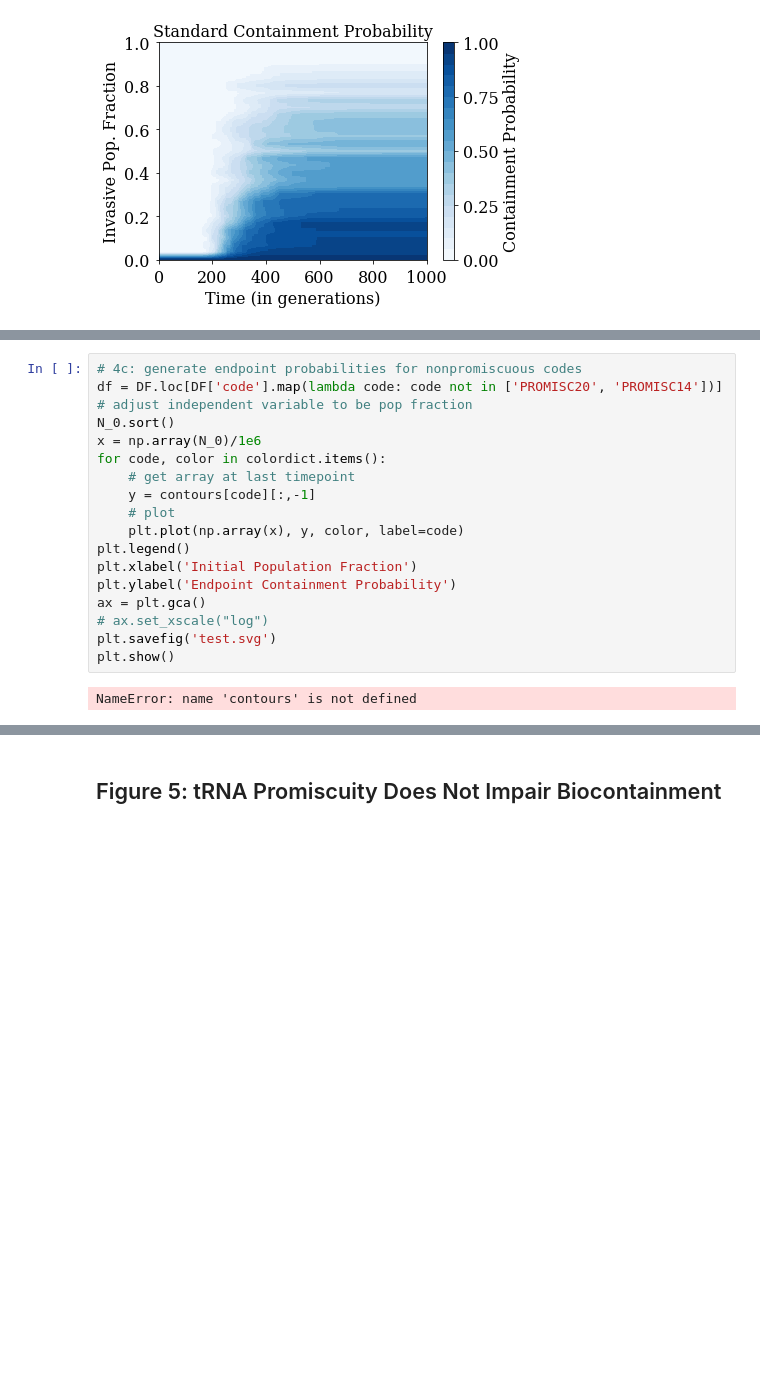
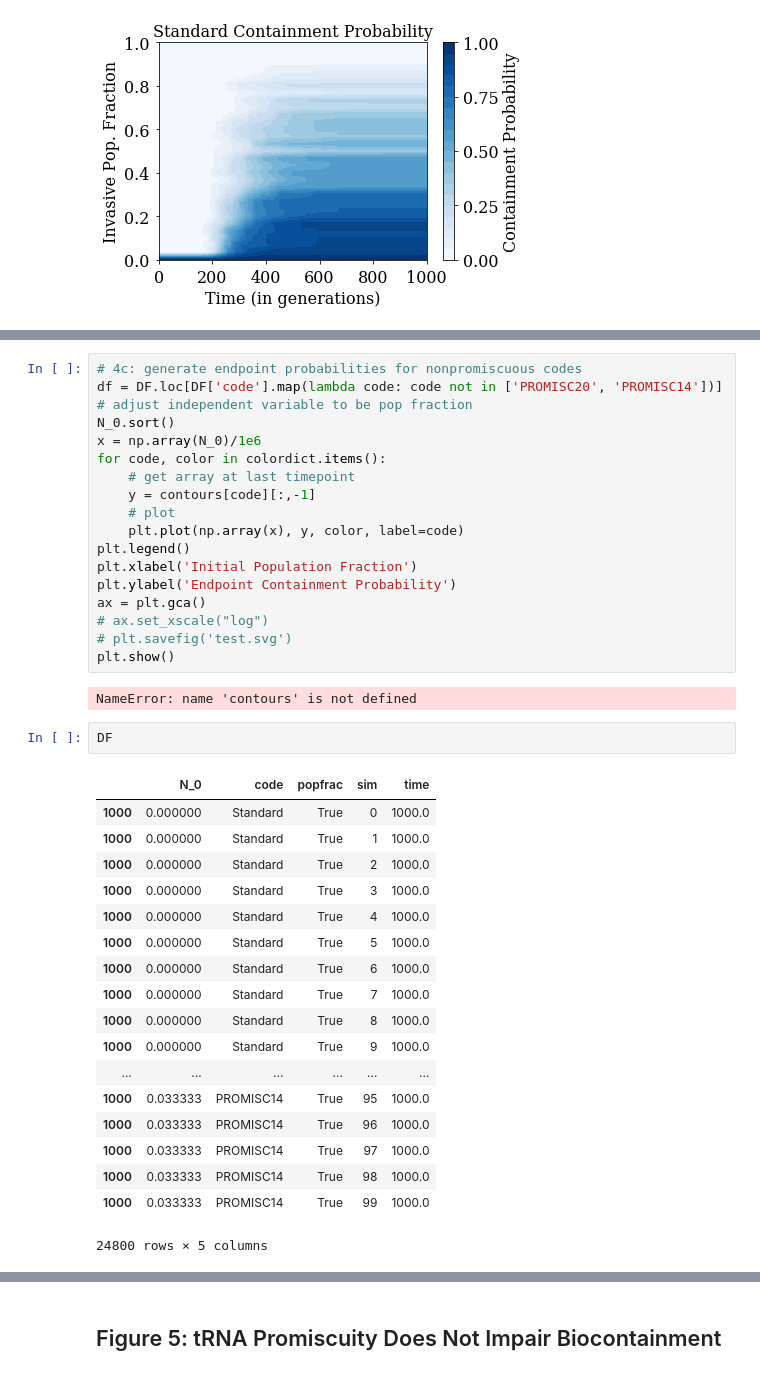
Before and after one commit to EndyLab/codon-tables, a Jupyter notebook: notebooks/fast_fail_figs.ipynb, the cells around one changed output, grey strips where cells are left out. Saved outputs shown, nothing was run; the diff lists cells and outputs as text; blank space fills up the shorter version.

```diff
--- a/notebooks/fast_fail_figs.ipynb
+++ b/notebooks/fast_fail_figs.ipynb
@@ -1132,10 +1214,31 @@ plt.xlabel('Initial Population Fraction')
 plt.ylabel('Endpoint Containment Probability')
 ax = plt.gca()
 # ax.set_xscale("log")
-plt.savefig('test.svg')
+# plt.savefig('test.svg')
 plt.show()
 # %% [output]
 NameError: name 'contours' is not defined
+# %%
+DF
+# %% [output]
+|  | N_0 | code | popfrac | sim | time |
+| 1000 | 0.000000 | Standard | True | 0 | 1000.0 |
+| 1000 | 0.000000 | Standard | True | 1 | 1000.0 |
+| 1000 | 0.000000 | Standard | True | 2 | 1000.0 |
+| 1000 | 0.000000 | Standard | True | 3 | 1000.0 |
+| 1000 | 0.000000 | Standard | True | 4 | 1000.0 |
+| 1000 | 0.000000 | Standard | True | 5 | 1000.0 |
+| 1000 | 0.000000 | Standard | True | 6 | 1000.0 |
+| 1000 | 0.000000 | Standard | True | 7 | 1000.0 |
+| 1000 | 0.000000 | Standard | True | 8 | 1000.0 |
+| 1000 | 0.000000 | Standard | True | 9 | 1000.0 |
+| ... | ... | ... | ... | ... | ... |
+| 1000 | 0.033333 | PROMISC14 | True | 95 | 1000.0 |
+| 1000 | 0.033333 | PROMISC14 | True | 96 | 1000.0 |
+| 1000 | 0.033333 | PROMISC14 | True | 97 | 1000.0 |
+| 1000 | 0.033333 | PROMISC14 | True | 98 | 1000.0 |
+| 1000 | 0.033333 | PROMISC14 | True | 99 | 1000.0 |
+24800 rows × 5 columns
 # %%
 # 4c: generate endpoint probabilities for nonpromiscuous codes
 # set figure options
```
Also changed, not shown: parts of 15 cells of this notebook.
